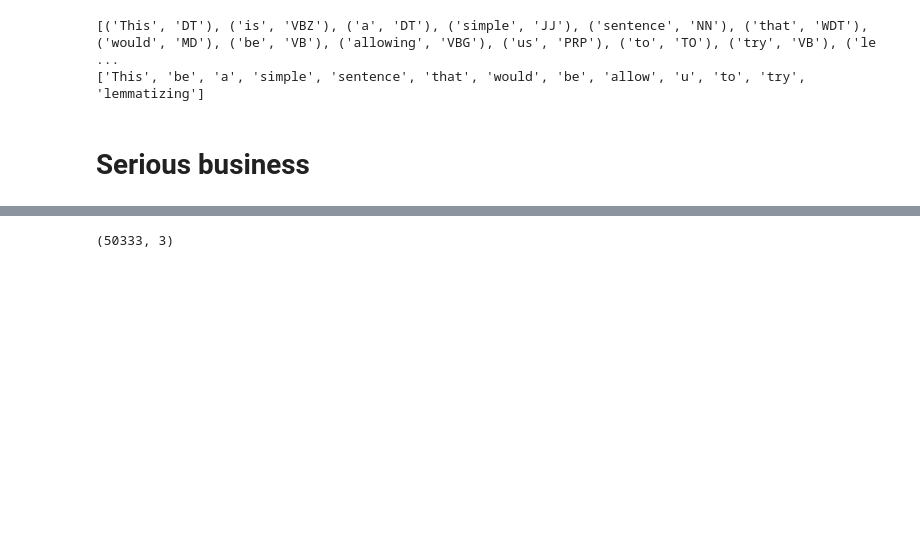
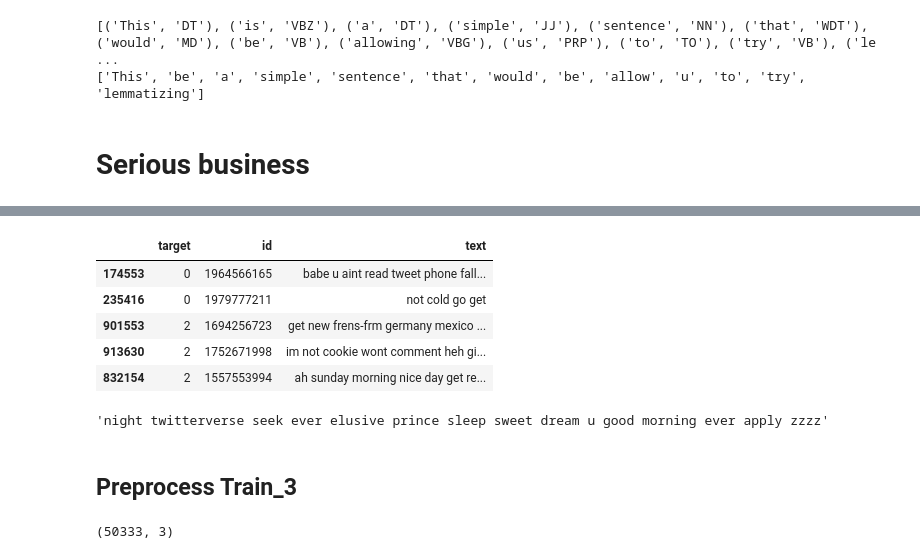
Before and after one commit to Garfounkel/sentiment_analysis, a Jupyter notebook: tp1.ipynb, the cells around one changed output, grey strips where cells are left out. Drawn from its saved outputs; the diff is of its cells as text; code cells hidden in the pictures; blank space fills up the shorter version.

```diff
--- a/tp1.ipynb
+++ b/tp1.ipynb
@@ -108,0 +127,18 @@ print(lems)
+# %%
+from TP_transfer_learning_2018 import *
+from TP_transfer_learning_2018.preprocessing import standardization
+
+
+tweets_16m['target'] = tweets_16m['target'].apply(lambda x: {0: 0, 2: 1, 4: 2}[x])  # Neg (0), Neu (2), Pos (4)
+tweets_16m['text'] = tweets_16m['text'].apply(lambda x: standardization(x))
+# %%
+display(tweets_16m.sample(5))
+tweets_16m.sample(5)['text'].iloc[0]
+# %% [output]
+|  | target | id | text |
+| 174553 | 0 | 1964566165 | babe u aint read tweet phone fall... |
+| 235416 | 0 | 1979777211 | not cold go get |
+| 901553 | 2 | 1694256723 | get new frens-frm germany mexico ... |
+| 913630 | 2 | 1752671998 | im not cookie wont comment heh gi... |
+| 832154 | 2 | 1557553994 | ah sunday morning nice day get re... |
+'night twitterverse seek ever elusive prince sleep sweet dream u good morning ever apply zzzz'
@@ -109,3 +147,5 @@ print(lems)
+# %% [markdown]
+## Preprocess Train_3
 # %%
 tweets = pd.read_csv(train_3, sep='\t', names=['ID', 'Class', 'Tweet'])
 
```
Also changed, not shown: parts of 16 cells of this notebook, 2 other files.
